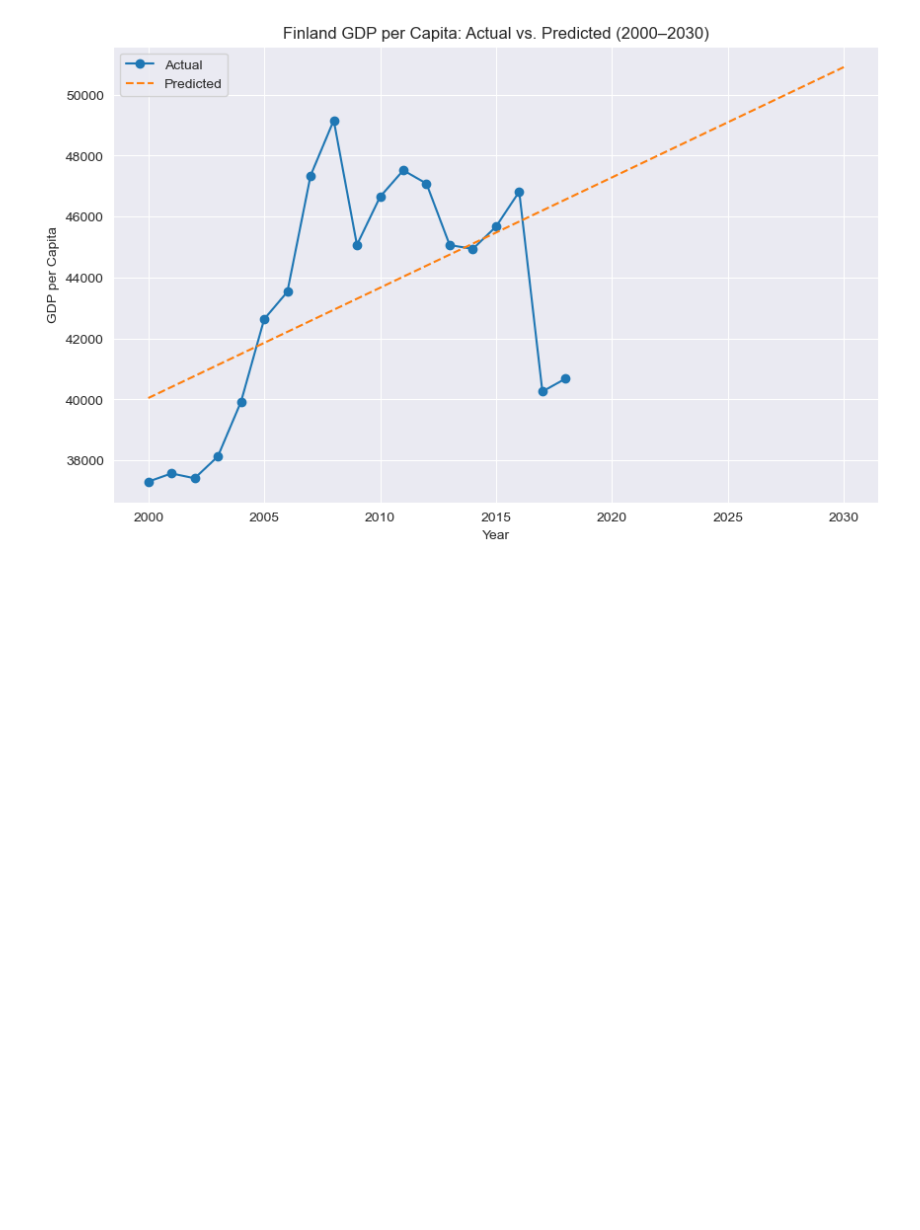
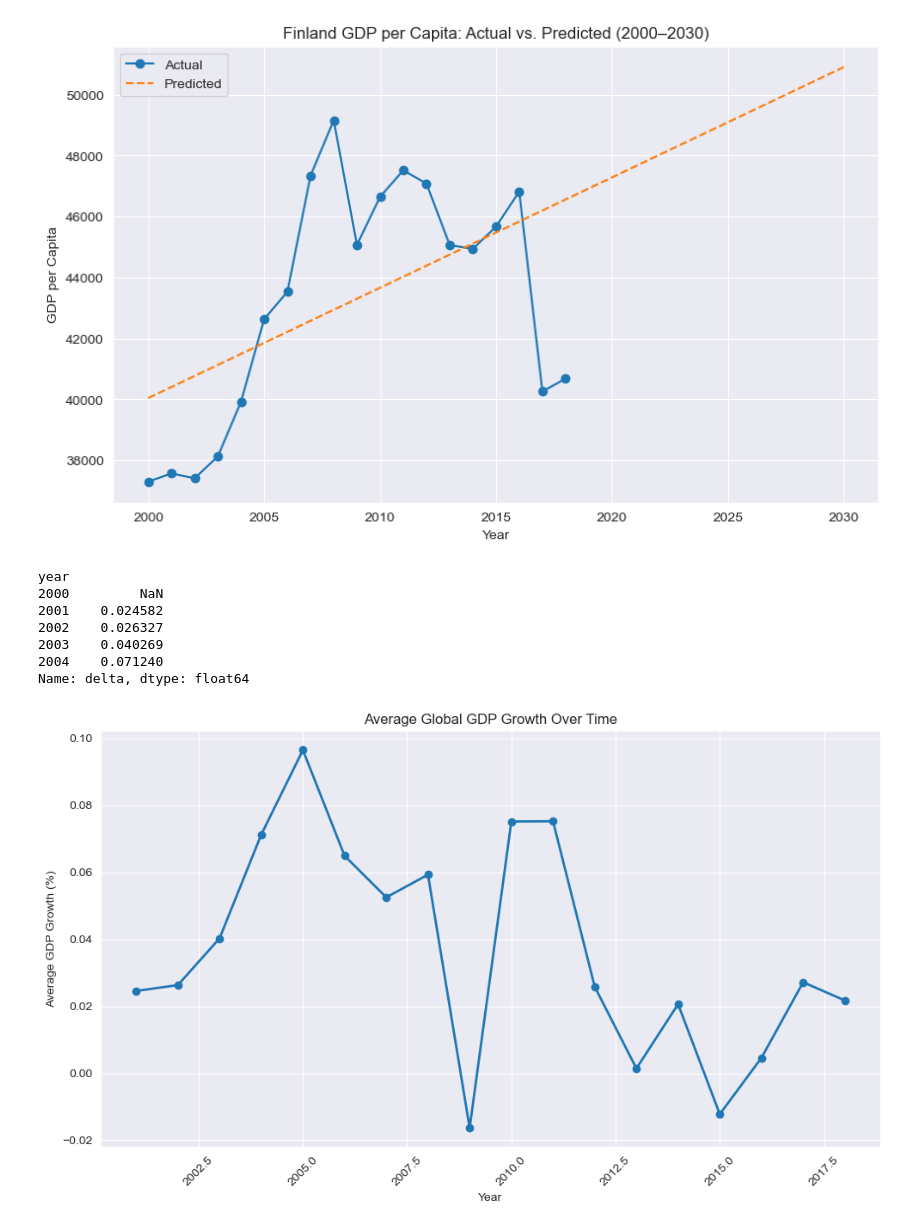
Before and after one commit to olgachit/Python-and-Data-Analytics-Project, a Jupyter notebook: GlobalEconomicGrowth.ipynb, the cells around one changed output. Saved outputs shown, nothing was run; the diff lists cells and outputs as text; code cells hidden in the pictures; blank space fills up the shorter version.

```diff
--- a/GlobalEconomicGrowth.ipynb
+++ b/GlobalEconomicGrowth.ipynb
@@ -296,3 +291,48 @@ plt.grid(True)
 plt.show()
 # %% [output]
 [figure]
+# %%
+# Time-Based Analysis
+
+# Right after loading or sub‑setting, force a copy:
+df = df.copy()
+
+# Ensure that the year column is numeric
+df['year'] = df['year'].astype(int)
+
+# Group by Year to see average GDP growth over time
+# Sort for correct calculation
+df = df.sort_values(["country", "year"])
+
+# Calculate year-over-year fractional change
+df["delta"] = df.groupby("country")["gdp_per_capita"].pct_change(fill_method=None)
+# gdp_by_year = df.groupby('year')['GDP_growth'].mean()
+gdp_by_year_frac = df.groupby('year')['delta'].mean()
+
+# Iinspect the result
+# print(gdp_by_year.head())
+print(gdp_by_year_frac.head())
+
+# Plot the average GDP growth by year
+plt.figure(figsize=(10,6))
+gdp_by_year_frac.plot(marker='o', linewidth=2)
+plt.title('Average Global GDP Growth Over Time')
+plt.xlabel('Year')
+plt.ylabel('Average GDP Growth (%)')
+plt.grid(True)
+
+# rotate x‐labels if many years
+plt.xticks(rotation=45)
+
+# tighten layout so labels aren’t chopped off
+plt.tight_layout()
+plt.show()
+# %% [output]
+year
+2000         NaN
+2001    0.024582
+2002    0.026327
+2003    0.040269
+2004    0.071240
+Name: delta, dtype: float64
+[figure, added]
```
Also changed, not shown: parts of 1 cell of this notebook.
